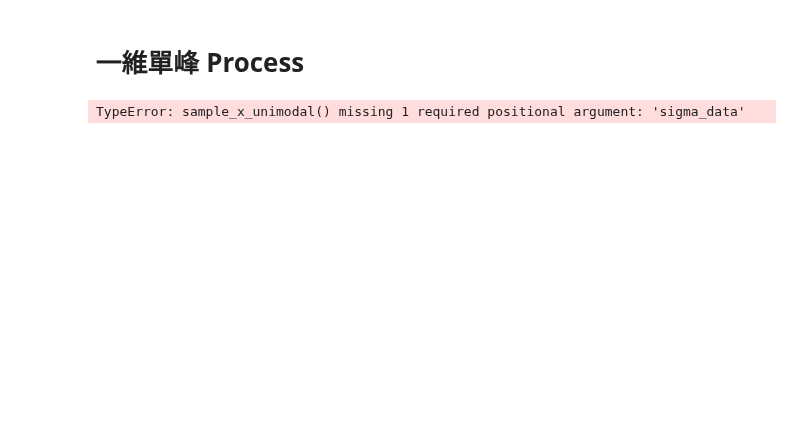
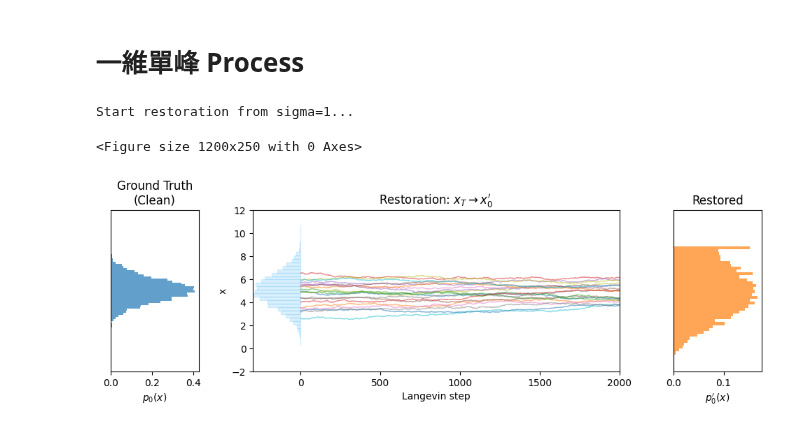
Before and after one commit to XuanWeiWang-999/2025Autumn_ML-project-DiffusionModel_02, a Jupyter notebook: 20251229_code/code-DSM 1D.ipynb, the cells around one changed output. Saved outputs shown, nothing was run; the diff lists cells and outputs as text; code cells hidden in the pictures; blank space fills up the shorter version.

```diff
--- a/20251229_code/code-DSM 1D.ipynb
+++ b/20251229_code/code-DSM 1D.ipynb
@@ -561,38 +572,61 @@ def forward_backward_process(model, steps, eta, x_dim,
     return x0_np, xT_np, x0_prime_np, traj_hist
 # %%
 x0_np, xT_np, x0p_np, traj_hist = forward_backward_process(
-    model, steps, eta, x_dim, N_total, K_traj,  # 補上
-    sigma_data)
-
+    model,
+    steps=steps,
+    eta=eta,
+    x_dim=x_dim,
+    N_total=N_total,
+    K_traj=20,
+    sigma_noise=sigma_data, # 這裡傳入你的噪聲強度 (例如 0.4 或 1.0)
+    mu=5.0                  # [重要] 確保這裡是 5
+)
 fig = plt.figure(figsize=(12, 2.5))
+fig = plt.figure(figsize=(12, 3))
 gs = GridSpec(1, 3, width_ratios=[1.2, 5, 1.2], wspace=0.3)
 
 ax_left  = fig.add_subplot(gs[0, 0])
 ax_mid   = fig.add_subplot(gs[0, 1])
 ax_right = fig.add_subplot(gs[0, 2])
 
-# Left
-ax_left.hist(x0_np[:,0], bins=40, density=True, orientation='horizontal')
+# Left: Ground Truth
+ax_left.hist(x0_np[:,0], bins=40, density=True, orientation='horizontal', color='tab:blue', alpha=0.7)
 ax_left.set_xlabel(r"$p_0(x)$")
+ax_left.set_title("Ground Truth\n(Clean)")
+ax_left.set_ylim(-2, 12) # 固定範圍方便比較
 ax_left.set_yticks([])
 
-# Mid
+# Mid: Trajectories
 t_axis = np.arange(traj_hist.shape[0])
 for i in range(traj_hist.shape[1]):
-    ax_mid.plot(t_axis, traj_hist[:, i, 0], alpha=0.7)
+    ax_mid.plot(t_axis, traj_hist[:, i, 0], alpha=0.5, linewidth=1)
+
+# 畫出 xT (Noisy Data) 的範圍陰影
+hist_vals, hist_bins = np.histogram(xT_np[:,0], bins=35, density=True)
+max_width = 0.15 * traj_hist.shape[0]
+hist_vals = hist_vals / hist_vals.max() * max_width
+for h, (y0, y1) in zip(hist_vals, zip(hist_bins[:-1], hist_bins[1:])):
+    ax_mid.fill_betweenx([y0, y1], -h, 0, color='lightskyblue', alpha=0.30)
+
 ax_mid.set_xlabel("Langevin step")
 ax_mid.set_ylabel("x")
+ax_mid.set_title(r"Restoration: $x_T \rightarrow x_0'$")
+ax_mid.set_xlim(-max_width, traj_hist.shape[0])
+ax_mid.set_ylim(-2, 12)
 
-# Right
-ax_right.hist(x0p_np[:,0], bins=40, density=True, orientation='horizontal')
+# Right: Generated
+ax_right.hist(x0p_np[:,0], bins=40, density=True, orientation='horizontal', color='tab:orange', alpha=0.7)
 ax_right.set_xlabel(r"$p_0'(x)$")
+ax_right.set_title("Restored")
+ax_right.set_ylim(-2, 12)
 ax_right.set_yticks([])
 
-plt.suptitle(r"Forward–Backward DSM: $x_0 \rightarrow x_T \rightarrow x_0'$")
 plt.tight_layout()
 plt.show()
 # %% [output]
-TypeError: sample_x_unimodal() missing 1 required positional argument: 'sigma_data'
+Start restoration from sigma=1...
+<Figure size 1200x250 with 0 Axes>
+[figure, added]
 # %%
 x0_np, xT_np, x0p_np, traj_hist = forward_backward_process(
     model, steps, eta, x_dim, N_total, K_traj,
```
Also changed, not shown: parts of 8 cells of this notebook.
